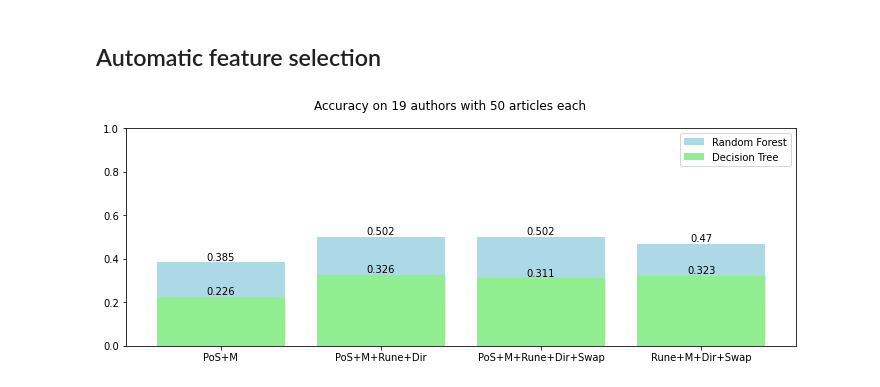
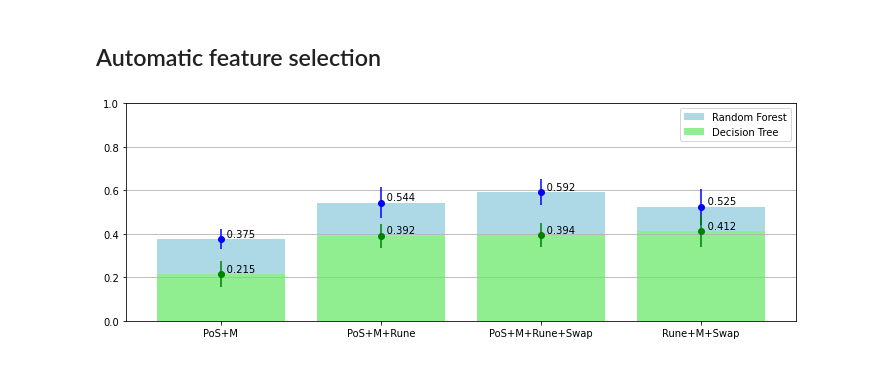
Before and after one commit to Andser99/Stylometry, a Jupyter notebook: Python/Models.ipynb, the cells around one changed output. Cells and saved outputs as stored; diff of their text form; code cells hidden in the pictures.

Commit message:
comparison SI, positional error figure images

```diff
--- a/Python/Models.ipynb
+++ b/Python/Models.ipynb
@@ -354,33 +355,77 @@ under construction
 # %%
 import numpy as np
 import matplotlib.pyplot as plt
-# Dataset generation
-df_viz = pd.DataFrame({'accuracy_dt': [  0.22614840989399293,
-                                         0.3263157894736842,
-                                         0.31095406360424027,
-                                         0.32280701754385965],
-             'accuracy_forest': [0.38515901060070673,
-                                 0.5017543859649123,
-                                 0.5017667844522968,
-                                 0.47017543859649125],
+# Schler results
+# df_viz = pd.DataFrame({'accuracy_dt': [  0.21458333333333335,
+#                                          0.39166666666666666,
+#                                          0.39375,
+#                                          0.4125
+#                                       ],
+#                        'std_dt':      [  0.061130836463005045,
+#                                          0.055746200667748554,
+#                                          0.05547302898205977,
+#                                          0.07144345083117601
+#                                       ],
+
+#              'accuracy_forest': [0.375,
+#                                  0.54375,
+#                                  0.5916666666666667,
+#                                  0.525
+#                                 ],
+#              'std_forest': [     0.04564354645876384,
+#                                  0.07123050415532817,
+#                                  0.059802917060030526,
+#                                  0.0832291014809924
+#                            ],
+
+#              'feature_sets': [  'PoS+M',
+#                                 'PoS+M+Rune',
+#                                 'PoS+M+Rune+Swap',
+#                                 'Rune+M+Swap'],
+#                       })
+
+# 64 authors, 100 texts per author
+df_viz = pd.DataFrame({'accuracy_dt': [  0.21458333333333335,
+                                         0.39166666666666666,
+                                         0.39375,
+                                         0.4125
+                                      ],
+                       'std_dt':      [  0.061130836463005045,
+                                         0.055746200667748554,
+                                         0.05547302898205977,
+                                         0.07144345083117601
+                                      ],
+
+             'accuracy_forest': [0.375,
+                                 0.54375,
+                                 0.5916666666666667,
+                                 0.525
+                                ],
+             'std_forest': [     0.04564354645876384,
+                                 0.07123050415532817,
+                                 0.059802917060030526,
+                                 0.0832291014809924
+                           ],
+
              'feature_sets': [  'PoS+M',
-                                'PoS+M+Rune+Dir',
-                                'PoS+M+Rune+Dir+Swap',
-                                'Rune+M+Dir+Swap'],
+                                'PoS+M+Rune',
+                                'PoS+M+Rune+Swap',
+                                'Rune+M+Swap'],
                       })
+
 fig, ax = plt.subplots()
 fig.set_size_inches(12, 4)
 plt.ylim(0, 1)
 
 plt.bar(df_viz['feature_sets'], df_viz['accuracy_forest'], color='lightblue')
 plt.bar(df_viz['feature_sets'], df_viz['accuracy_dt'], color='lightgreen')
+plt.errorbar(df_viz['feature_sets'], df_viz['accuracy_forest'], color='blue', yerr=df_viz['std_forest'], fmt='o')
+plt.errorbar(df_viz['feature_sets'], df_viz['accuracy_dt'], color='green', yerr=df_viz['std_dt'], fmt='o')
 
-ax.bar_label(ax.containers[0], fmt="%.3g")
-ax.bar_label(ax.containers[1], fmt="%.3g")
-
+ax.bar_label(ax.containers[0], fmt="             %.3g")
+ax.bar_label(ax.containers[1], fmt="             %.3g")
 ax.legend(['Random Forest', 'Decision Tree'])
-
-fig.suptitle("Accuracy on 19 authors with 50 articles each")
+ax.yaxis.grid(True)
 plt.show()
 # %% [output]
-[figure, old version]
+[figure, new version]
```
Also changed, not shown: parts of 17 cells of this notebook, 6 other files.
